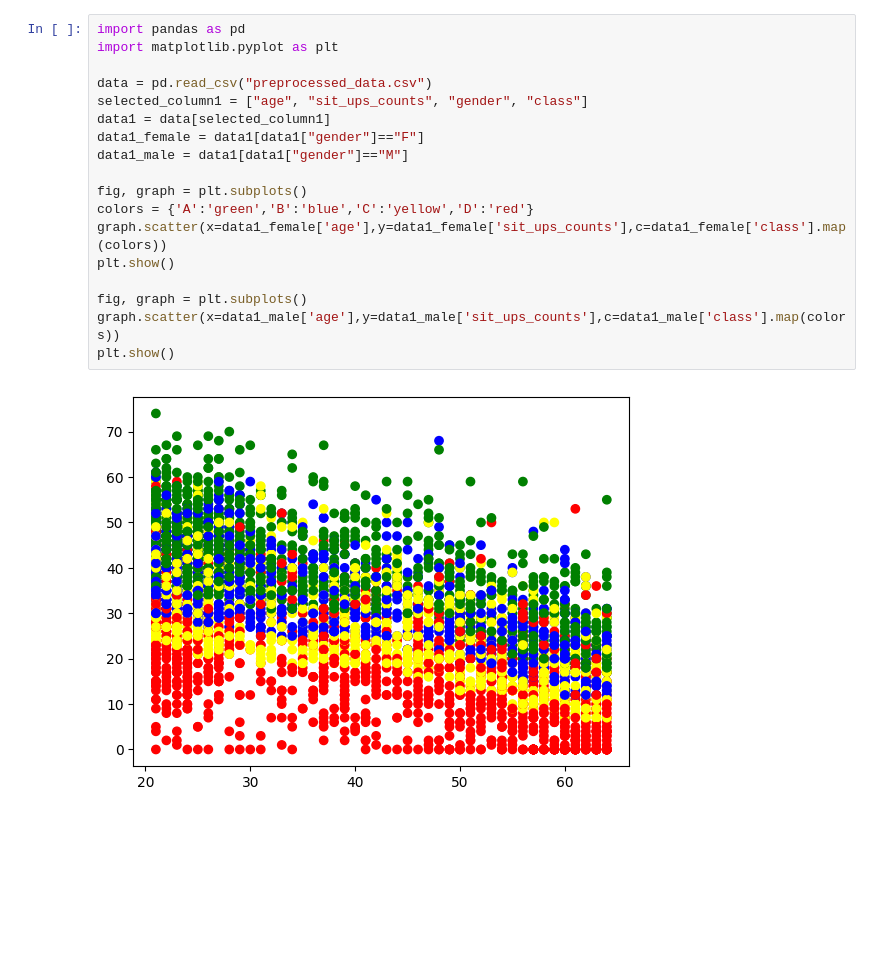
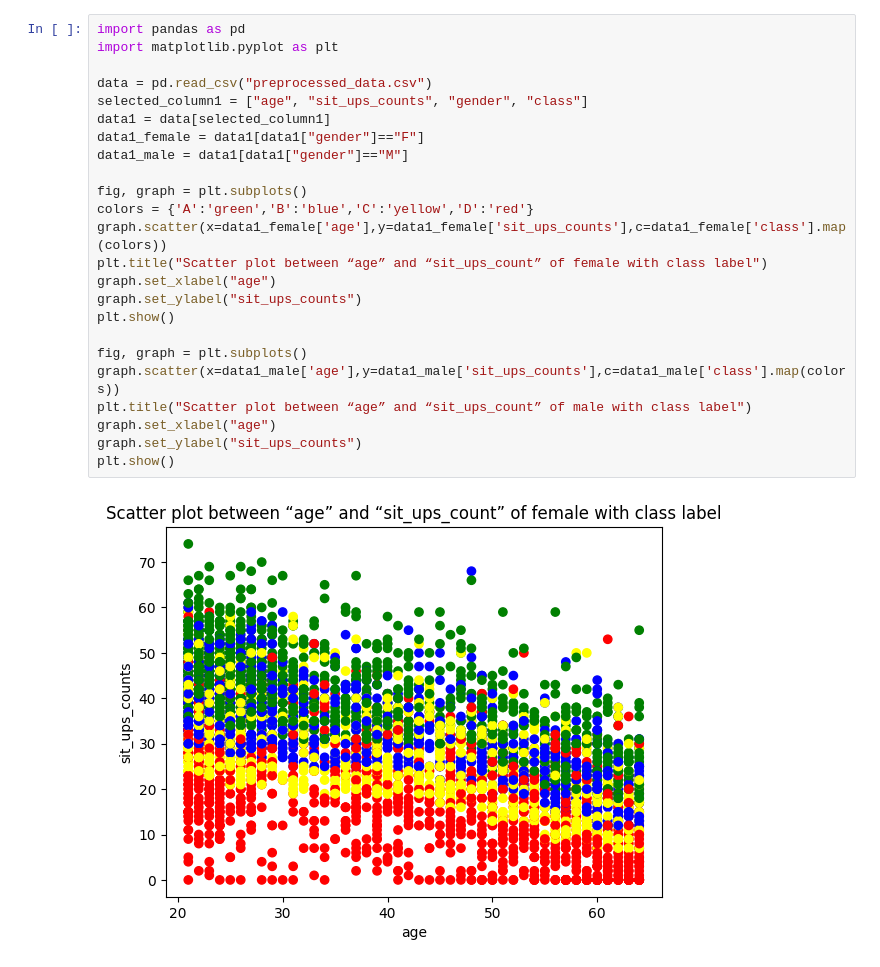
Before and after one commit to kookwangs/DataMiningProject, a Jupyter notebook: kwang_visualize.ipynb, the cells around one changed output. Cells and saved outputs as stored; diff of their text form; blank space fills up the shorter version.

Commit message:
edit visualize
add title and x,y label

```diff
--- a/kwang_visualize.ipynb
+++ b/kwang_visualize.ipynb
@@ -1,20 +1,26 @@
 # %%
 import pandas as pd
 import matplotlib.pyplot as plt
 
 data = pd.read_csv("preprocessed_data.csv")
 selected_column1 = ["age", "sit_ups_counts", "gender", "class"]
 data1 = data[selected_column1]
 data1_female = data1[data1["gender"]=="F"]
 data1_male = data1[data1["gender"]=="M"]
 
 fig, graph = plt.subplots()
 colors = {'A':'green','B':'blue','C':'yellow','D':'red'}
 graph.scatter(x=data1_female['age'],y=data1_female['sit_ups_counts'],c=data1_female['class'].map(colors))
+plt.title("Scatter plot between “age” and “sit_ups_count” of female with class label")
+graph.set_xlabel("age")
+graph.set_ylabel("sit_ups_counts")
 plt.show()
 
 fig, graph = plt.subplots()
 graph.scatter(x=data1_male['age'],y=data1_male['sit_ups_counts'],c=data1_male['class'].map(colors))
+plt.title("Scatter plot between “age” and “sit_ups_count” of male with class label")
+graph.set_xlabel("age")
+graph.set_ylabel("sit_ups_counts")
 plt.show()
 # %% [output]
-[figure, old version]
+[figure, new version]
```
Also changed, not shown: parts of 2 cells of this notebook, 1 other file.
